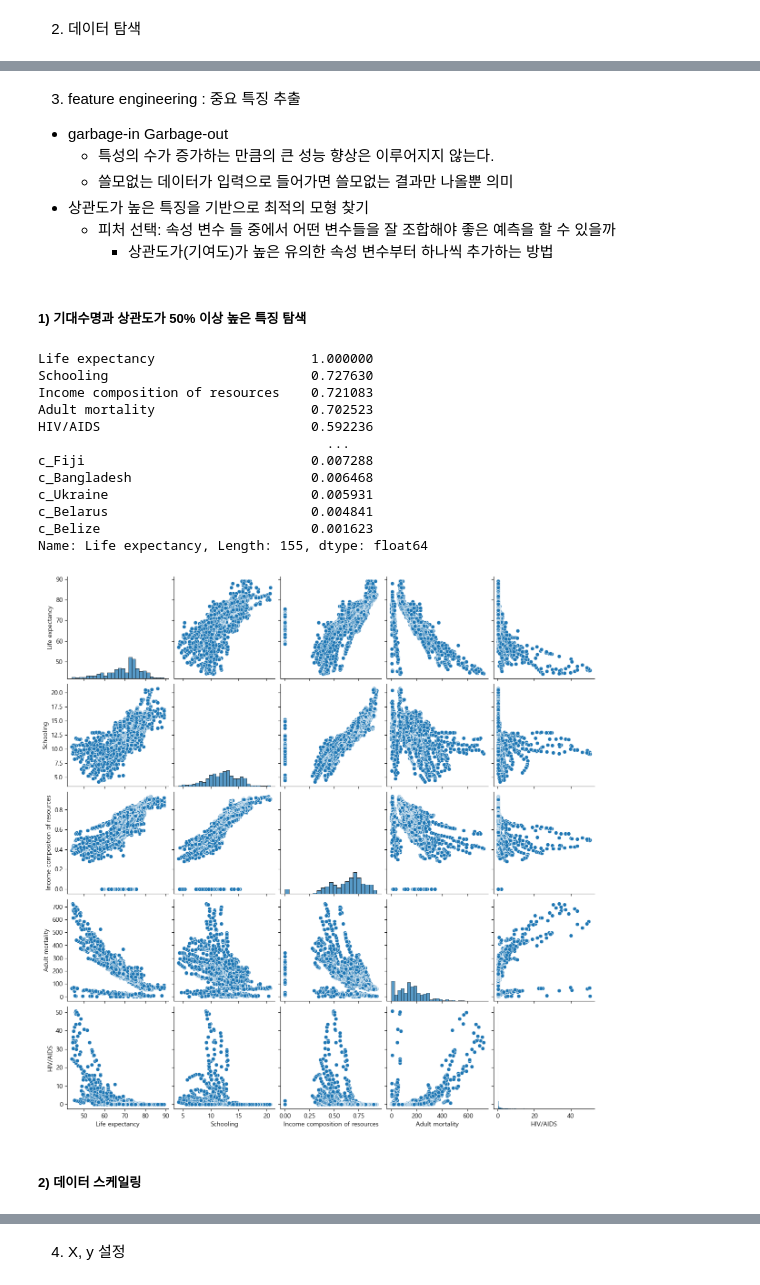
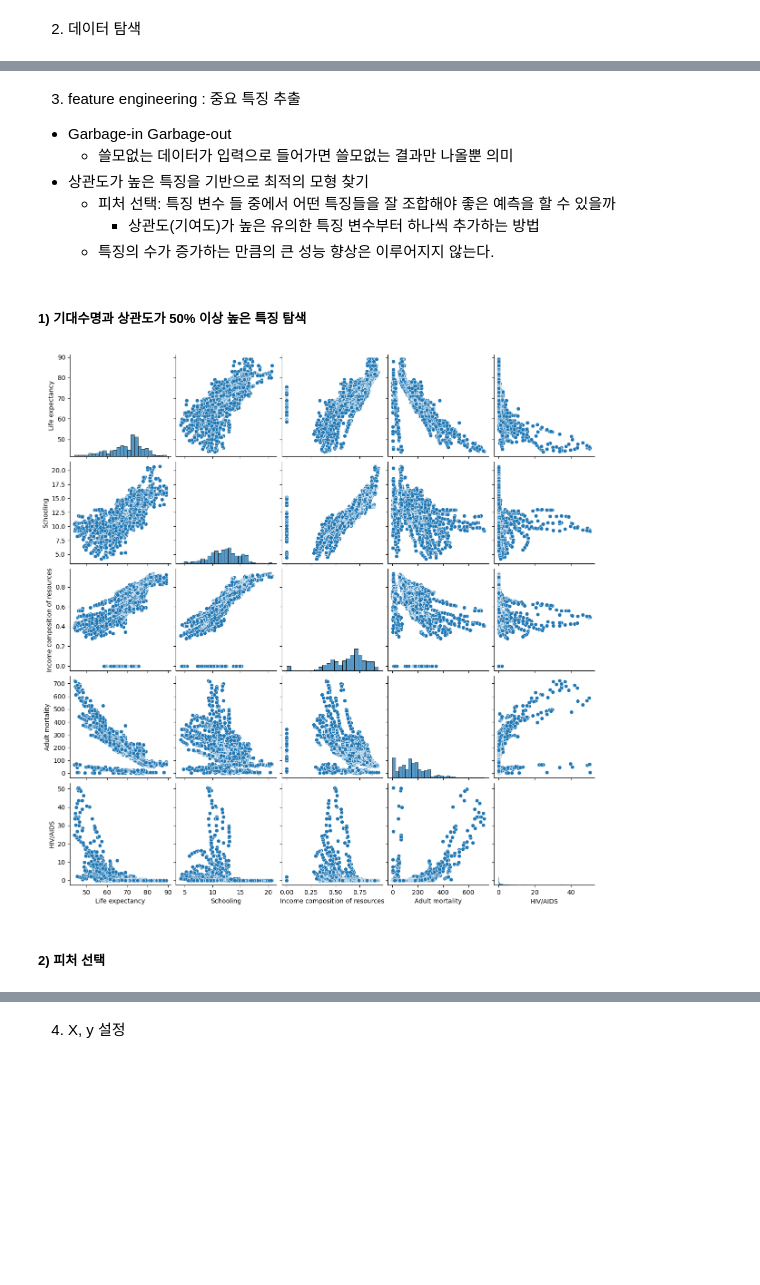
Before and after one commit to kimhonggyeong/python_basic_2, a Jupyter notebook: ch12_update_class_1_수요일_5_22.ipynb, the cells around one changed output, grey strips where cells are left out. Saved outputs shown, nothing was run; the diff lists cells and outputs as text; code cells hidden in the pictures; blank space fills up the shorter version.

```diff
--- a/ch12_update_class_1_수요일_5_22.ipynb
+++ b/ch12_update_class_1_수요일_5_22.ipynb
@@ -479,52 +405,40 @@ life.dropna(inplace = True)
 # %% [markdown]
 3. feature engineering :  중요 특징 추출
-* garbage-in Garbage-out
-  * 특성의 수가 증가하는 만큼의 큰 성능 향상은 이루어지지 않는다.
+* Garbage-in Garbage-out
   * 쓸모없는 데이터가 입력으로 들어가면 쓸모없는 결과만 나올뿐 의미
 * 상관도가 높은 특징을 기반으로 최적의 모형 찾기
-  * 피처 선택: 속성 변수 들 중에서 어떤 변수들을 잘 조합해야 좋은 예측을 할 수 있을까
-    * 상관도가(기여도)가 높은 유의한 속성 변수부터 하나씩 추가하는 방법
+  * 피처 선택: 특징 변수 들 중에서 어떤 특징들을 잘 조합해야 좋은 예측을 할 수 있을까
+    * 상관도(기여도)가 높은 유의한 특징 변수부터 하나씩 추가하는 방법
+  * 특징의 수가 증가하는 만큼의 큰 성능 향상은 이루어지지 않는다.
 # %% [markdown]
 ##### 1) 기대수명과 상관도가 50% 이상 높은 특징 탐색
 # %%
+#상관도을 계산하기 특징들을 모두 수치화 변환
 # 범주형 데이터 수치화
 dum = pd.get_dummies(life.Country, prefix='c', dtype=float)
 life = pd.concat([life.drop('Country', axis=1), dum], axis =1)
 
 dum = pd.get_dummies(life['Status'], prefix='s',  dtype=float)
 life = pd.concat([life.drop('Status', axis=1), dum], axis =1)
+life.head()
 
 # (1) 기대수명('Life expectancy')에 관련된 다른 특성들과의 상관계수 값만을 출력
 result = life.corr()['Life expectancy']
-
 # 상관계수 값을 양의 상관계수로 처리
 result = np.abs(result)
-
 # 상관계수를 내림차순으로 정렬하기
 result.sort_values(ascending = False)
+
+# features 선택
+features = ['Life expectancy', 'Schooling', 'Income composition of resources', 'Adult mortality', 'HIV/AIDS']
+
+# seaborn 라이브러리의 기대수명과 상관도가 높은 4개의 특성에 대한 쌍 그래프 그리기 --- 대각선 모양의 분포
+sns.pairplot(life[features])
+plt.show()
 # %% [output]
-Life expectancy                    1.000000
-Schooling                          0.727630
-Income composition of resources    0.721083
-Adult mortality                    0.702523
-HIV/AIDS                           0.592236
-                                     ...
-c_Fiji                             0.007288
-c_Bangladesh                       0.006468
-c_Ukraine                          0.005931
-c_Belarus                          0.004841
-c_Belize                           0.001623
-Name: Life expectancy, Length: 155, dtype: float64
+[figure, added]
-# %%
-# features 선택
-features = ['Life expectancy', 'Schooling', 'Income composition of resources', 'Adult mortality', 'HIV/AIDS']
-# seaborn 라이브러리의 기대수명과 상관도가 높은 4개의 특성에 대한 쌍 그래프 그리기 --- 대각선 모양의 분포
-sns.pairplot(life[features])
-plt.show()
-# %% [output]
-[figure, removed]
 # %% [markdown]
-##### 2) 데이터 스케일링
+##### 2) 피처 선택
 # %%
 # 1) X : 연속형 변수와 범주형 변수 구분
 num_features = [ 'Adult mortality',  'HIV/AIDS',  'Income composition of resources', 'Schooling']
```
Also changed, not shown: parts of 43 cells of this notebook, 11 other files.
